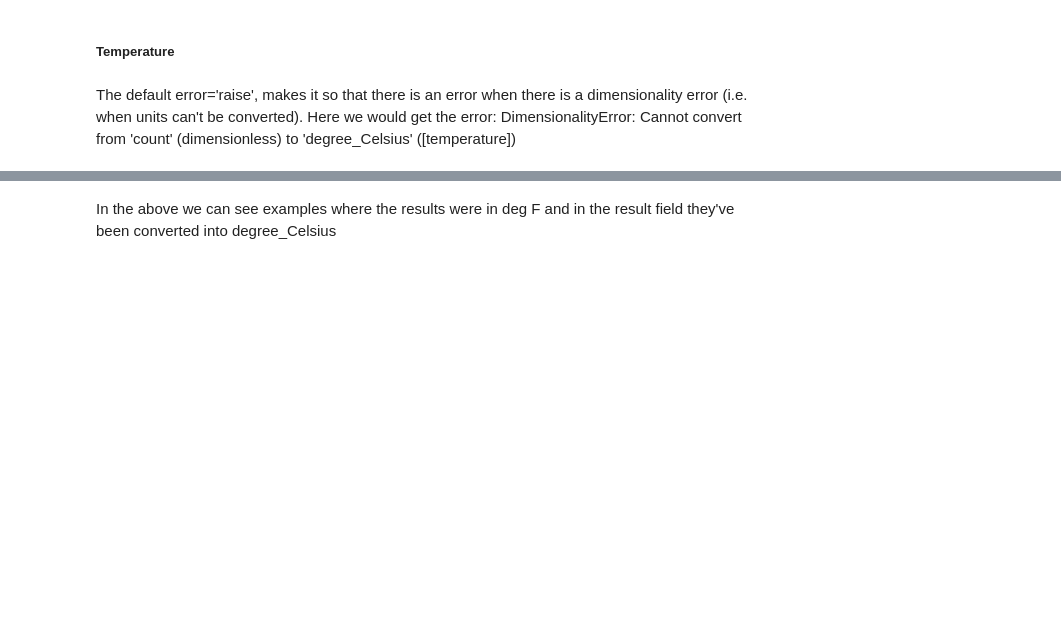
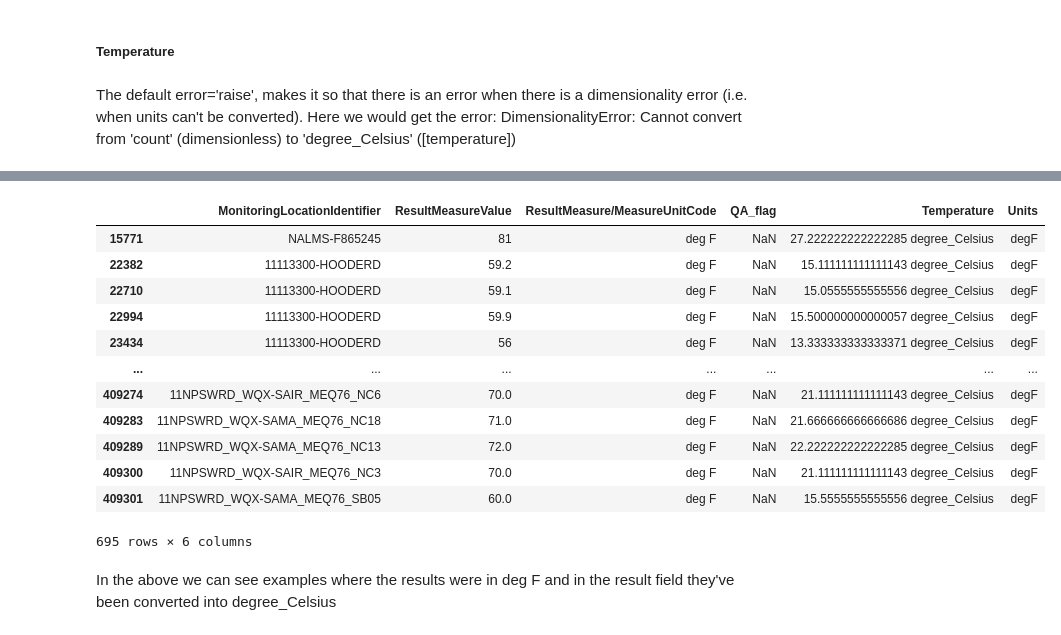
Before and after one commit to USEPA/harmonize-wq, a Jupyter notebook: demos/Harmonize_CapeCod_Detailed.ipynb, the cells around one changed output, grey strips where cells are left out. Saved outputs shown, nothing was run; the diff lists cells and outputs as text; code cells hidden in the pictures; blank space fills up the shorter version.

Commit message:
Add masked result to show how ['ResultMeasure/MeasureUnitCode'] == 'deg F' changed. Re-ran all results to update. Closes #73

```diff
--- a/demos/Harmonize_CapeCod_Detailed.ipynb
+++ b/demos/Harmonize_CapeCod_Detailed.ipynb
@@ -370,3 +367,20 @@ temperature_results
+# %%
+# Examine deg F
+temperature_results.loc[df['ResultMeasure/MeasureUnitCode'] == 'deg F']
+# %% [output]
+|  | MonitoringLocationIdentifier | ResultMeasureValue | ResultMeasure/MeasureUnitCode | QA_flag | Temperature | Units |
+| 15771 | NALMS-F865245 | 81 | deg F | NaN | 27.222222222222285 degree_Celsius | degF |
+| 22382 | 11113300-HOODERD | 59.2 | deg F | NaN | 15.111111111111143 degree_Celsius | degF |
+| 22710 | 11113300-HOODERD | 59.1 | deg F | NaN | 15.0555555555556 degree_Celsius | degF |
+| 22994 | 11113300-HOODERD | 59.9 | deg F | NaN | 15.500000000000057 degree_Celsius | degF |
+| 23434 | 11113300-HOODERD | 56 | deg F | NaN | 13.333333333333371 degree_Celsius | degF |
+| ... | ... | ... | ... | ... | ... | ... |
+| 409274 | 11NPSWRD_WQX-SAIR_MEQ76_NC6 | 70.0 | deg F | NaN | 21.111111111111143 degree_Celsius | degF |
+| 409283 | 11NPSWRD_WQX-SAMA_MEQ76_NC18 | 71.0 | deg F | NaN | 21.666666666666686 degree_Celsius | degF |
+| 409289 | 11NPSWRD_WQX-SAMA_MEQ76_NC13 | 72.0 | deg F | NaN | 22.222222222222285 degree_Celsius | degF |
+| 409300 | 11NPSWRD_WQX-SAIR_MEQ76_NC3 | 70.0 | deg F | NaN | 21.111111111111143 degree_Celsius | degF |
+| 409301 | 11NPSWRD_WQX-SAMA_MEQ76_SB05 | 60.0 | deg F | NaN | 15.5555555555556 degree_Celsius | degF |
+695 rows × 6 columns
 # %% [markdown]
 In the above we can see examples where the results were in deg F and in the result field they've been converted into degree_Celsius
 # %%
```
Also changed, not shown: parts of 66 cells of this notebook.
